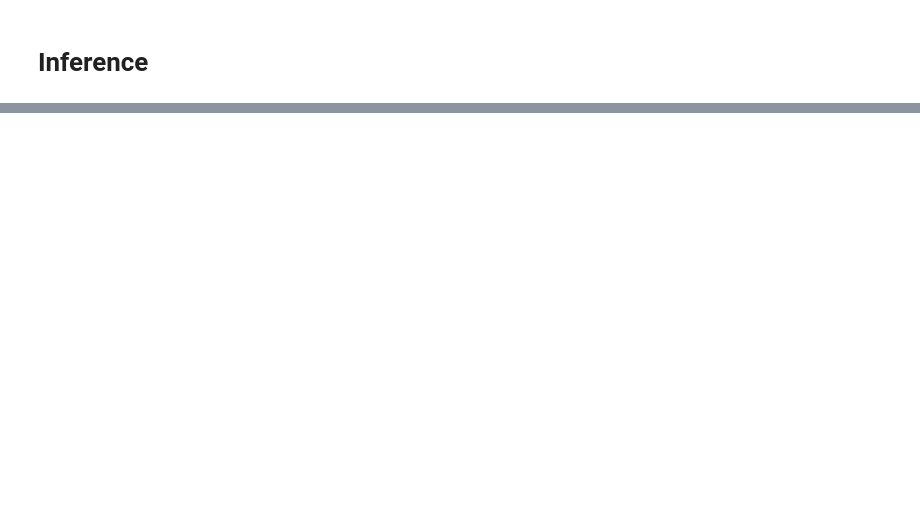
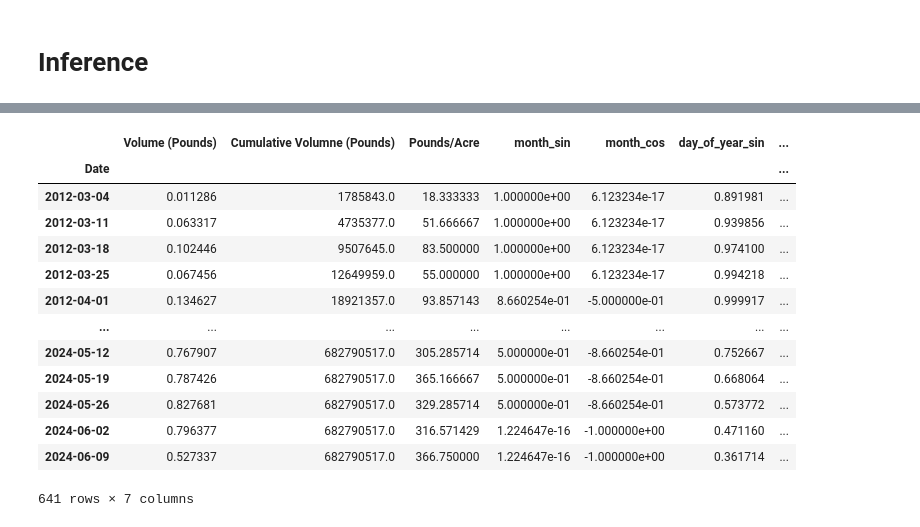
Before and after one commit to CamYench/AgriSense-210-Capstone, a Jupyter notebook: train_model/Diego-train_prediction_model.ipynb, the cells around one changed output, grey strips where cells are left out. Saved outputs shown, nothing was run; the diff lists cells and outputs as text; code cells hidden in the pictures; blank space fills up the shorter version.

```diff
--- a/train_model/Diego-train_prediction_model.ipynb
+++ b/train_model/Diego-train_prediction_model.ipynb
@@ -291,3 +382,20 @@ scaler.inverse_transform(predictions)
+# %%
+yield_data_weekly
+# %% [output]
+|  | Volume (Pounds) | Cumulative Volumne (Pounds) | Pounds/Acre | month_sin | month_cos | day_of_year_sin | ... |
+| Date |  |  |  |  |  |  | ... |
+| 2012-03-04 | 0.011286 | 1785843.0 | 18.333333 | 1.000000e+00 | 6.123234e-17 | 0.891981 | ... |
+| 2012-03-11 | 0.063317 | 4735377.0 | 51.666667 | 1.000000e+00 | 6.123234e-17 | 0.939856 | ... |
+| 2012-03-18 | 0.102446 | 9507645.0 | 83.500000 | 1.000000e+00 | 6.123234e-17 | 0.974100 | ... |
+| 2012-03-25 | 0.067456 | 12649959.0 | 55.000000 | 1.000000e+00 | 6.123234e-17 | 0.994218 | ... |
+| 2012-04-01 | 0.134627 | 18921357.0 | 93.857143 | 8.660254e-01 | -5.000000e-01 | 0.999917 | ... |
+| ... | ... | ... | ... | ... | ... | ... | ... |
+| 2024-05-12 | 0.767907 | 682790517.0 | 305.285714 | 5.000000e-01 | -8.660254e-01 | 0.752667 | ... |
+| 2024-05-19 | 0.787426 | 682790517.0 | 365.166667 | 5.000000e-01 | -8.660254e-01 | 0.668064 | ... |
+| 2024-05-26 | 0.827681 | 682790517.0 | 329.285714 | 5.000000e-01 | -8.660254e-01 | 0.573772 | ... |
+| 2024-06-02 | 0.796377 | 682790517.0 | 316.571429 | 1.224647e-16 | -1.000000e+00 | 0.471160 | ... |
+| 2024-06-09 | 0.527337 | 682790517.0 | 366.750000 | 1.224647e-16 | -1.000000e+00 | 0.361714 | ... |
+641 rows × 7 columns
 # %%
 timestamps, yield_labels, predictions
 # %%
```
Also changed, not shown: parts of 15 cells of this notebook.
